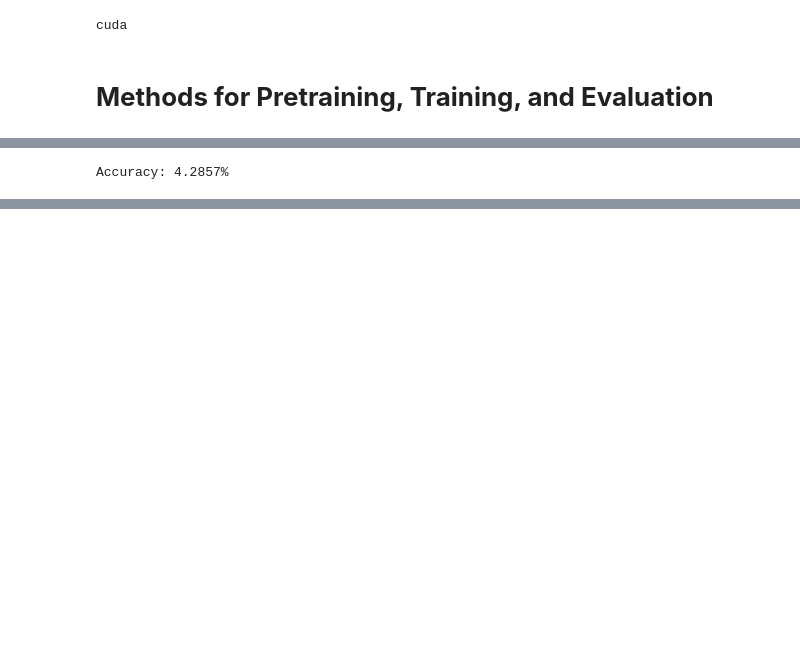
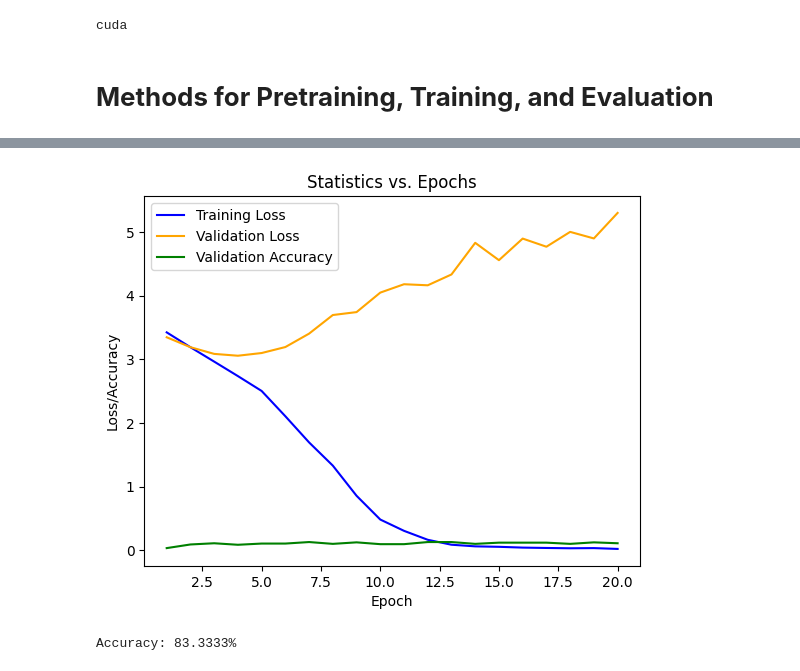
Before and after one commit to noahlangendoen/NBATeamClassifier, a Jupyter notebook: CSCI487_Model_Development.ipynb, the cells around one changed output, grey strips where cells are left out. Drawn from its saved outputs; the diff is of its cells as text; code cells hidden in the pictures; blank space fills up the shorter version.

```diff
--- a/CSCI487_Model_Development.ipynb
+++ b/CSCI487_Model_Development.ipynb
@@ -362,5 +310,38 @@ plt.legend()
-# %%
-accuracy = evaluateModel(model, testLoader)
-print(f"Accuracy: {accuracy:.4f}%")
-# %% [output]
-Accuracy: 4.2857%
+# %%
+class LeNet5(nn.Module):
+        def __init__(self, num_classes):
+            super(LeNet5, self).__init__()
+            self.layer1 = nn.Sequential(
+                nn.Conv2d(3, 6, kernel_size=5, stride=1, padding=0),
+                nn.BatchNorm2d(6),
+                nn.ReLU(),
+                nn.MaxPool2d(kernel_size = 2, stride = 2))
+            self.layer2 = nn.Sequential(
+                nn.Conv2d(6, 16, kernel_size=5, stride=3, padding=0),
+                nn.BatchNorm2d(16),
+                nn.ReLU(),
+                nn.MaxPool2d(kernel_size = 2, stride = 2))
+            self.fc = nn.Linear(16 * 18 * 18, 120)
+            self.relu = nn.ReLU()
+            self.fc1 = nn.Linear(120, 84)
+            self.relu1 = nn.ReLU()
+            self.fc2 = nn.Linear(84, num_classes)
+
+        def forward(self, x):
+            out = self.layer1(x)
+            out = self.layer2(out)
+            out = out.reshape(out.size(0), -1)
+            out = self.fc(out)
+            out = self.relu(out)
+            out = self.fc1(out)
+            out = self.relu1(out)
+            out = self.fc2(out)
+            return out
+# %%
+model = LeNet5(30).to(device)
+criterion = nn.CrossEntropyLoss()
+optimizer = optim.Adam(model.parameters(), lr=0.001)
+model = trainModel(model, 20)
+accuracy = evaluateModel(model, testLoader)
+print(f"Accuracy: {accuracy:.4f}%")
+# %% [output]
@@ -366,0 +368,2 @@ Accuracy: 4.2857%
+[figure, added]
+Accuracy: 83.3333%
```
Also changed, not shown: parts of 17 cells of this notebook, 1 other file.
